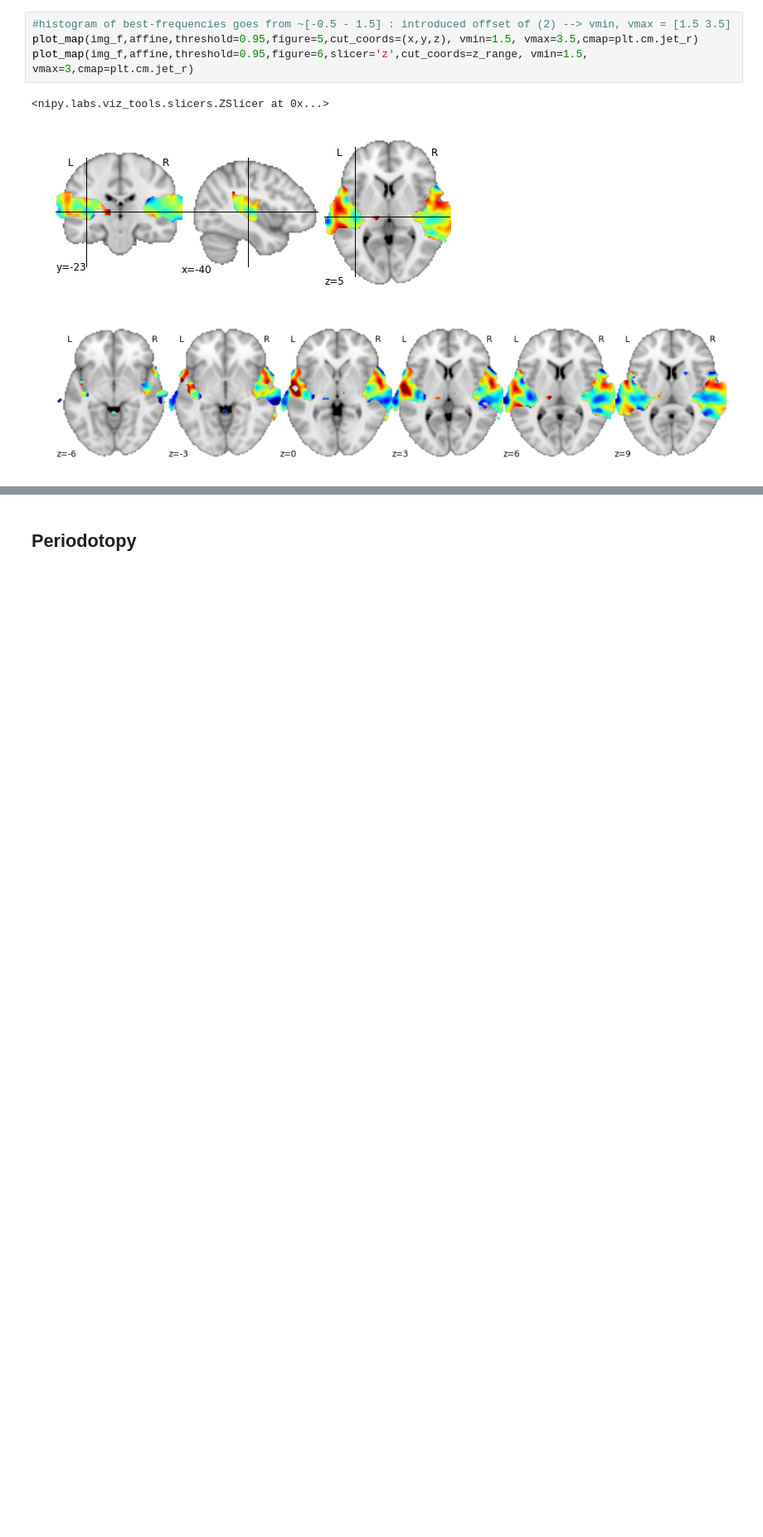
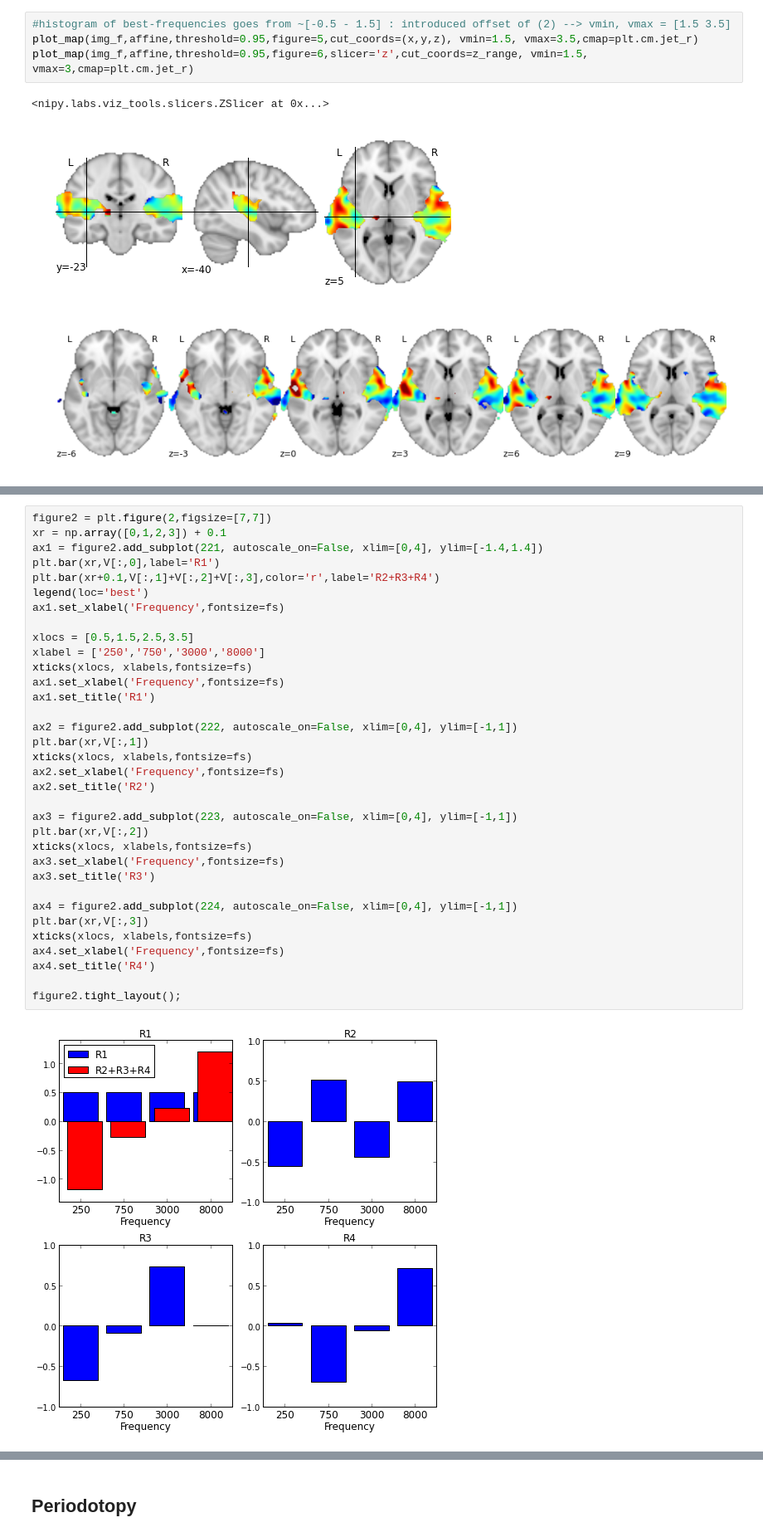
Before and after one commit to Crisly/fMRI, a Jupyter notebook: Tonotopy.ipynb, the cells around one changed output, grey strips where cells are left out. Shown at 83% size. Cells and saved outputs as stored; diff of their text form; blank space fills up the shorter version.

```diff
--- a/Tonotopy.ipynb
+++ b/Tonotopy.ipynb
@@ -181,4 +178,40 @@ ax2.set_ylabel('Percent of variance explained')
 f.tight_layout();
 # %% [output]
 [figure]
+# %%
+figure2 = plt.figure(2,figsize=[7,7])
+xr = np.array([0,1,2,3]) + 0.1
+ax1 = figure2.add_subplot(221, autoscale_on=False, xlim=[0,4], ylim=[-1.4,1.4])
+plt.bar(xr,V[:,0],label='R1')
+plt.bar(xr+0.1,V[:,1]+V[:,2]+V[:,3],color='r',label='R2+R3+R4')
+legend(loc='best')
+ax1.set_xlabel('Frequency',fontsize=fs)
+
+xlocs = [0.5,1.5,2.5,3.5]
+xlabel = ['250','750','3000','8000']
+xticks(xlocs, xlabels,fontsize=fs)
+ax1.set_xlabel('Frequency',fontsize=fs)
+ax1.set_title('R1')
+
+ax2 = figure2.add_subplot(222, autoscale_on=False, xlim=[0,4], ylim=[-1,1])
+plt.bar(xr,V[:,1])
+xticks(xlocs, xlabels,fontsize=fs)
+ax2.set_xlabel('Frequency',fontsize=fs)
+ax2.set_title('R2')
+
+ax3 = figure2.add_subplot(223, autoscale_on=False, xlim=[0,4], ylim=[-1,1])
+plt.bar(xr,V[:,2])
+xticks(xlocs, xlabels,fontsize=fs)
+ax3.set_xlabel('Frequency',fontsize=fs)
+ax3.set_title('R3')
+
+ax4 = figure2.add_subplot(224, autoscale_on=False, xlim=[0,4], ylim=[-1,1])
+plt.bar(xr,V[:,3])
+xticks(xlocs, xlabels,fontsize=fs)
+ax4.set_xlabel('Frequency',fontsize=fs)
+ax4.set_title('R4')
+
+figure2.tight_layout();
+# %% [output]
+[figure, added]
 # %%
```
Also changed, not shown: parts of 44 cells of this notebook.
